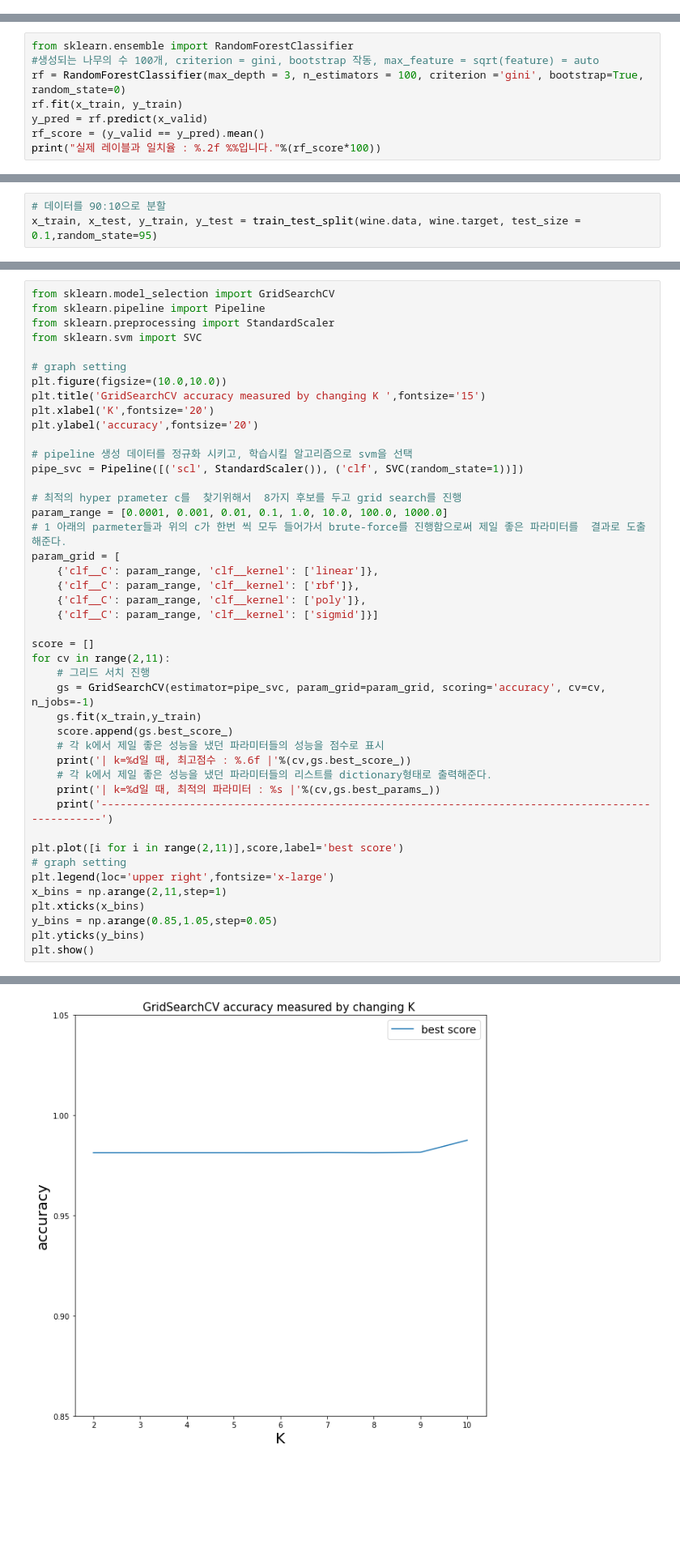
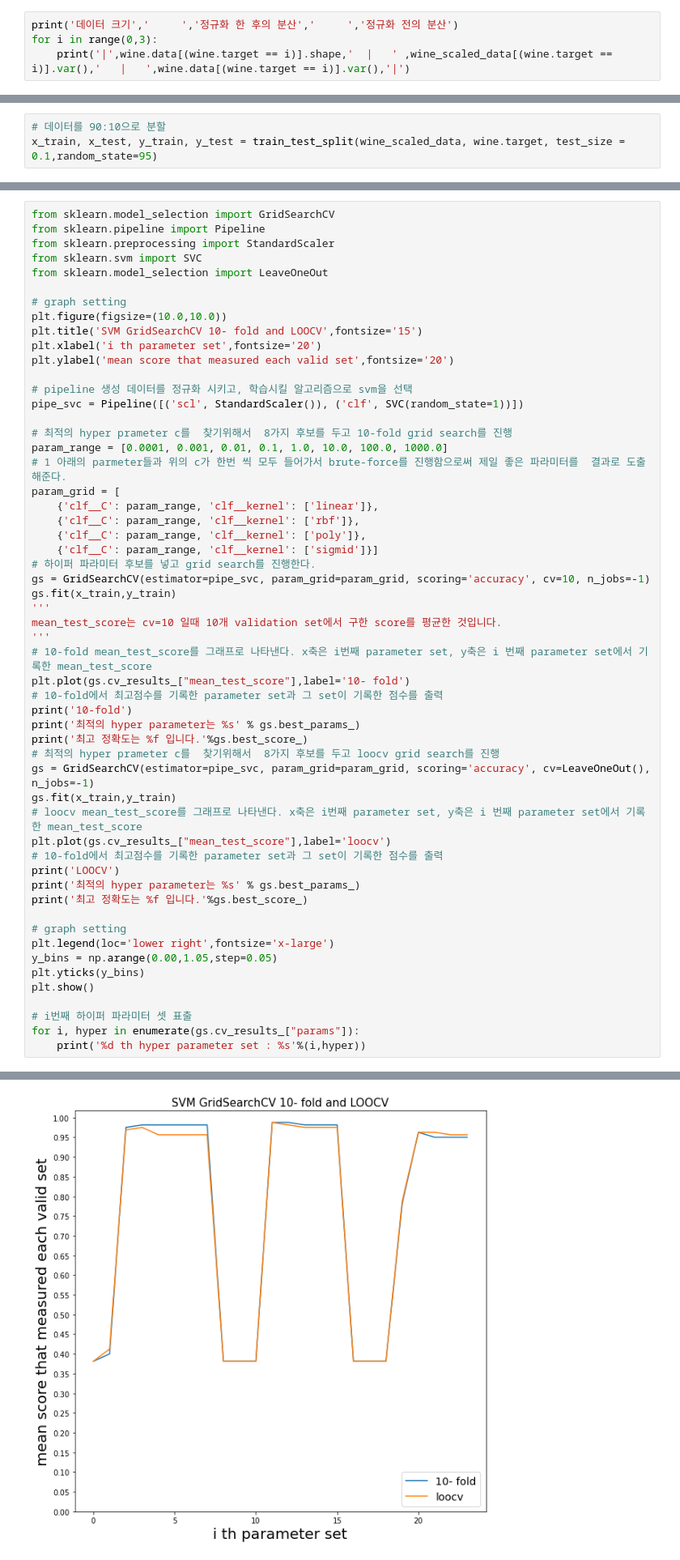
Before and after one commit to UmmAreYouDeveloper/Python-for-ML, a Jupyter notebook: assingment_3/homework4.ipynb, the cells around one changed output, grey strips where cells are left out. Shown at 81% size. Saved outputs shown, nothing was run; the diff lists cells and outputs as text; blank space fills up the shorter version.

```diff
--- a/assingment_3/homework4.ipynb
+++ b/assingment_3/homework4.ipynb
@@ -46,3 +59,7 @@ wine_scaled_data.mean()
 # 위의 코드로 만들어진 정규화된 데이터를 사용하여 학습알고리즘의 input으로 넣는다.
 # %% [output]
 4.66735072755122e-16
+# %%
+print('데이터 크기','     ','정규화 한 후의 분산','     ','정규화 전의 분산')
+for i in range(0,3):
+    print('|',wine.data[(wine.target == i)].shape,'  |   ' ,wine_scaled_data[(wine.target == i)].var(),'   |   ',wine.data[(wine.target == i)].var(),'|')
@@ -240,11 +317,3 @@ from sklearn.model_selection import train_test_split
 x_train, x_test, y_train, y_test, x_valid, y_valid =0, 0, 0, 0, 0, 0
 x_train, x_test, y_train, y_test = train_test_split(wine_scaled_data, wine.target, test_size = 0.2,random_state=95)
 x_valid, x_test, y_valid, y_test = train_test_split(x_test, y_test, test_size = 0.5,random_state=95)
-# %%
-from sklearn.ensemble import RandomForestClassifier
-#생성되는 나무의 수 100개, criterion = gini, bootstrap 작동, max_feature = sqrt(feature) = auto
-rf = RandomForestClassifier(max_depth = 3, n_estimators = 100, criterion ='gini', bootstrap=True, random_state=0)
-rf.fit(x_train, y_train)
-y_pred = rf.predict(x_valid)
-rf_score = (y_valid == y_pred).mean()
-print("실제 레이블과 일치율 : %.2f %%입니다."%(rf_score*100))
@@ -368,6 +434,6 @@ kernel : poly의 정확도는 77.78%
 # %%
 # 데이터를 90:10으로 분할
-x_train, x_test, y_train, y_test = train_test_split(wine.data, wine.target, test_size = 0.1,random_state=95)
+x_train, x_test, y_train, y_test = train_test_split(wine_scaled_data, wine.target, test_size = 0.1,random_state=95)
 # %% [markdown]
 ### 1-1) pipeline 생성,  여러가지 k값을 가지고 Grid searchCV를 진행합니다
 # %%
@@ -375,17 +441,18 @@ from sklearn.model_selection import GridSearchCV
 from sklearn.pipeline import Pipeline
 from sklearn.preprocessing import StandardScaler
 from sklearn.svm import SVC
+from sklearn.model_selection import LeaveOneOut
 
 # graph setting
 plt.figure(figsize=(10.0,10.0))
-plt.title('GridSearchCV accuracy measured by changing K ',fontsize='15')
-plt.xlabel('K',fontsize='20')
-plt.ylabel('accuracy',fontsize='20')
+plt.title('SVM GridSearchCV 10- fold and LOOCV',fontsize='15')
+plt.xlabel('i th parameter set',fontsize='20')
+plt.ylabel('mean score that measured each valid set',fontsize='20')
 
 # pipeline 생성 데이터를 정규화 시키고, 학습시킬 알고리즘으로 svm을 선택
 pipe_svc = Pipeline([('scl', StandardScaler()), ('clf', SVC(random_state=1))])
 
-# 최적의 hyper prameter c를  찾기위해서  8가지 후보를 두고 grid search를 진행
+# 최적의 hyper prameter c를  찾기위해서  8가지 후보를 두고 10-fold grid search를 진행
 param_range = [0.0001, 0.001, 0.01, 0.1, 1.0, 10.0, 100.0, 1000.0]
 # 1 아래의 parmeter들과 위의 c가 한번 씩 모두 들어가서 brute-force를 진행함으로써 제일 좋은 파라미터를  결과로 도출해준다.
 param_grid = [
@@ -393,25 +460,35 @@ param_grid = [
     {'clf__C': param_range, 'clf__kernel': ['rbf']},
     {'clf__C': param_range, 'clf__kernel': ['poly']},
     {'clf__C': param_range, 'clf__kernel': ['sigmid']}]
+# 하이퍼 파라미터 후보를 넣고 grid search를 진행한다.
+gs = GridSearchCV(estimator=pipe_svc, param_grid=param_grid, scoring='accuracy', cv=10, n_jobs=-1)
+gs.fit(x_train,y_train)
+'''
+mean_test_score는 cv=10 일때 10개 validation set에서 구한 score를 평균한 것입니다.
+'''
+# 10-fold mean_test_score를 그래프로 나타낸다. x축은 i번째 parameter set, y축은 i 번째 parameter set에서 기록한 mean_test_score
+plt.plot(gs.cv_results_["mean_test_score"],label='10- fold')
+# 10-fold에서 최고점수를 기록한 parameter set과 그 set이 기록한 점수를 출력
+print('10-fold')
+print('최적의 hyper parameter는 %s' % gs.best_params_)
+print('최고 정확도는 %f 입니다.'%gs.best_score_)
+# 최적의 hyper prameter c를  찾기위해서  8가지 후보를 두고 loocv grid search를 진행
+gs = GridSearchCV(estimator=pipe_svc, param_grid=param_grid, scoring='accuracy', cv=LeaveOneOut(), n_jobs=-1)
+gs.fit(x_train,y_train)
+# loocv mean_test_score를 그래프로 나타낸다. x축은 i번째 parameter set, y축은 i 번째 parameter set에서 기록한 mean_test_score
+plt.plot(gs.cv_results_["mean_test_score"],label='loocv')
+# 10-fold에서 최고점수를 기록한 parameter set과 그 set이 기록한 점수를 출력
+print('LOOCV')
+print('최적의 hyper parameter는 %s' % gs.best_params_)
+print('최고 정확도는 %f 입니다.'%gs.best_score_)
 
-score = []
-for cv in range(2,11):
-    # 그리드 서치 진행
-    gs = GridSearchCV(estimator=pipe_svc, param_grid=param_grid, scoring='accuracy', cv=cv, n_jobs=-1)
-    gs.fit(x_train,y_train)
-    score.append(gs.best_score_)
-    # 각 k에서 제일 좋은 성능을 냈던 파라미터들의 성능을 점수로 표시
-    print('| k=%d일 때, 최고점수 : %.6f |'%(cv,gs.best_score_))
-    # 각 k에서 제일 좋은 성능을 냈던 파라미터들의 리스트를 dictionary형태로 출력해준다.
-    print('| k=%d일 때, 최적의 파라미터 : %s |'%(cv,gs.best_params_))
-    print('--------------------------------------------------------------------------------------------------')
-
-plt.plot([i for i in range(2,11)],score,label='best score')
 # graph setting
-plt.legend(loc='upper right',fontsize='x-large')
-x_bins = np.arange(2,11,step=1)
-plt.xticks(x_bins)
-y_bins = np.arange(0.85,1.05,step=0.05)
+plt.legend(loc='lower right',fontsize='x-large')
+y_bins = np.arange(0.00,1.05,step=0.05)
 plt.yticks(y_bins)
 plt.show()
+
+# i번째 하이퍼 파라미터 셋 표출
+for i, hyper in enumerate(gs.cv_results_["params"]):
+    print('%d th hyper parameter set : %s'%(i,hyper))
 # %% [output]
@@ -435 +501 @@ plt.show()
-[figure, old version]
+[figure, new version]
```
Also changed, not shown: parts of 50 cells of this notebook, 1 other file.
